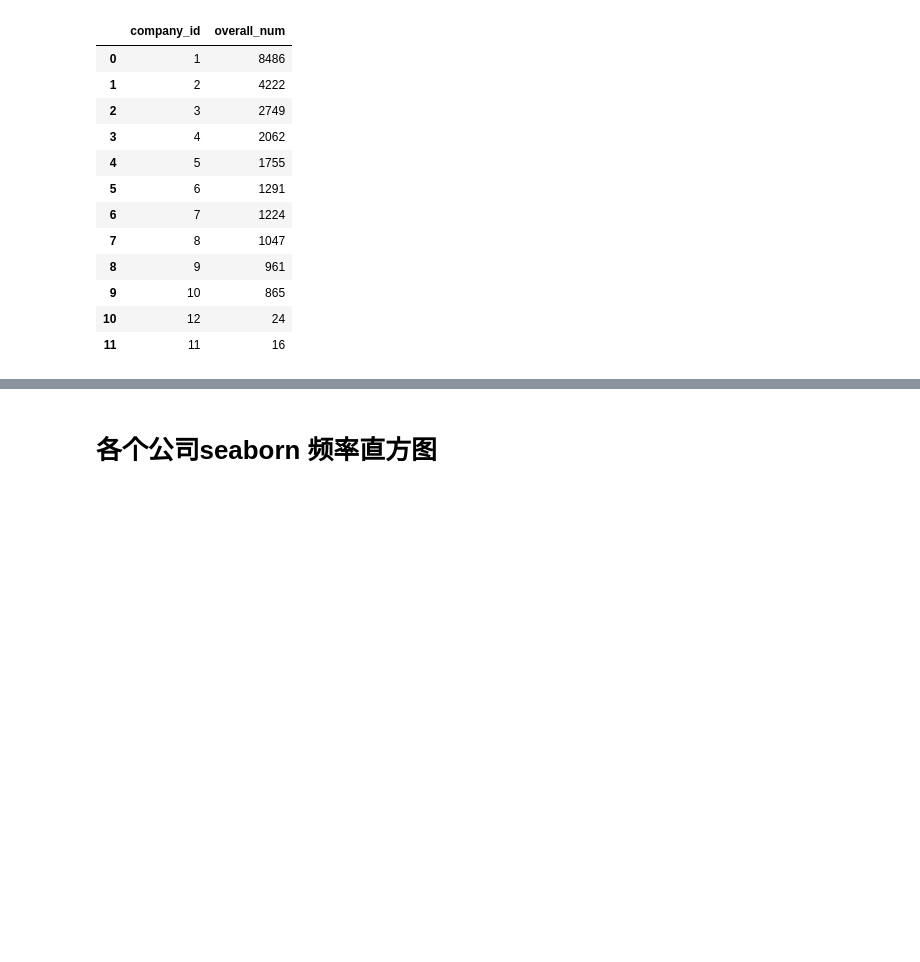
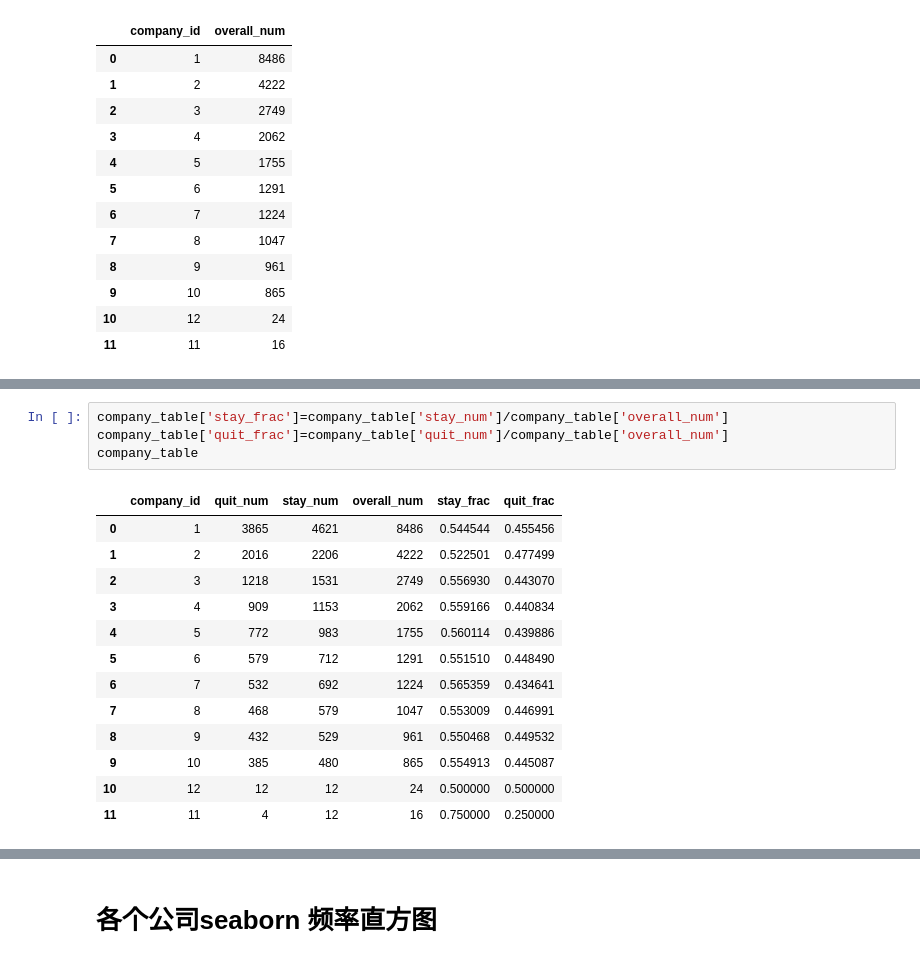
Before and after one commit to chixinn/DS_bootcamp, a Jupyter notebook: 3-Employee-Retention.ipynb, the cells around one changed output, grey strips where cells are left out. Drawn from its saved outputs; the diff is of its cells as text; blank space fills up the shorter version.

```diff
--- a/3-Employee-Retention.ipynb
+++ b/3-Employee-Retention.ipynb
@@ -260,0 +263,18 @@ company_table.set_index('company_id')
+# %%
+company_table['stay_frac']=company_table['stay_num']/company_table['overall_num']
+company_table['quit_frac']=company_table['quit_num']/company_table['overall_num']
+company_table
+# %% [output]
+|  | company_id | quit_num | stay_num | overall_num | stay_frac | quit_frac |
+| 0 | 1 | 3865 | 4621 | 8486 | 0.544544 | 0.455456 |
+| 1 | 2 | 2016 | 2206 | 4222 | 0.522501 | 0.477499 |
+| 2 | 3 | 1218 | 1531 | 2749 | 0.556930 | 0.443070 |
+| 3 | 4 | 909 | 1153 | 2062 | 0.559166 | 0.440834 |
+| 4 | 5 | 772 | 983 | 1755 | 0.560114 | 0.439886 |
+| 5 | 6 | 579 | 712 | 1291 | 0.551510 | 0.448490 |
+| 6 | 7 | 532 | 692 | 1224 | 0.565359 | 0.434641 |
+| 7 | 8 | 468 | 579 | 1047 | 0.553009 | 0.446991 |
+| 8 | 9 | 432 | 529 | 961 | 0.550468 | 0.449532 |
+| 9 | 10 | 385 | 480 | 865 | 0.554913 | 0.445087 |
+| 10 | 12 | 12 | 12 | 24 | 0.500000 | 0.500000 |
+| 11 | 11 | 4 | 12 | 16 | 0.750000 | 0.250000 |
```
Also changed, not shown: parts of 19 cells of this notebook.
